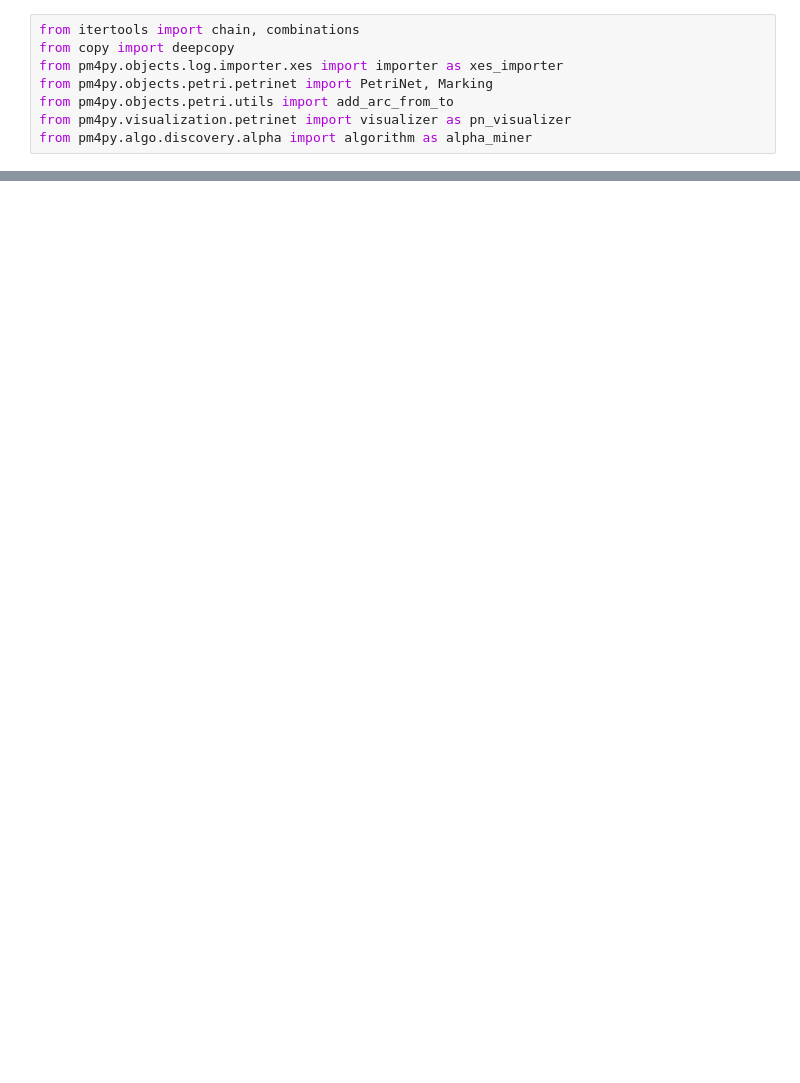
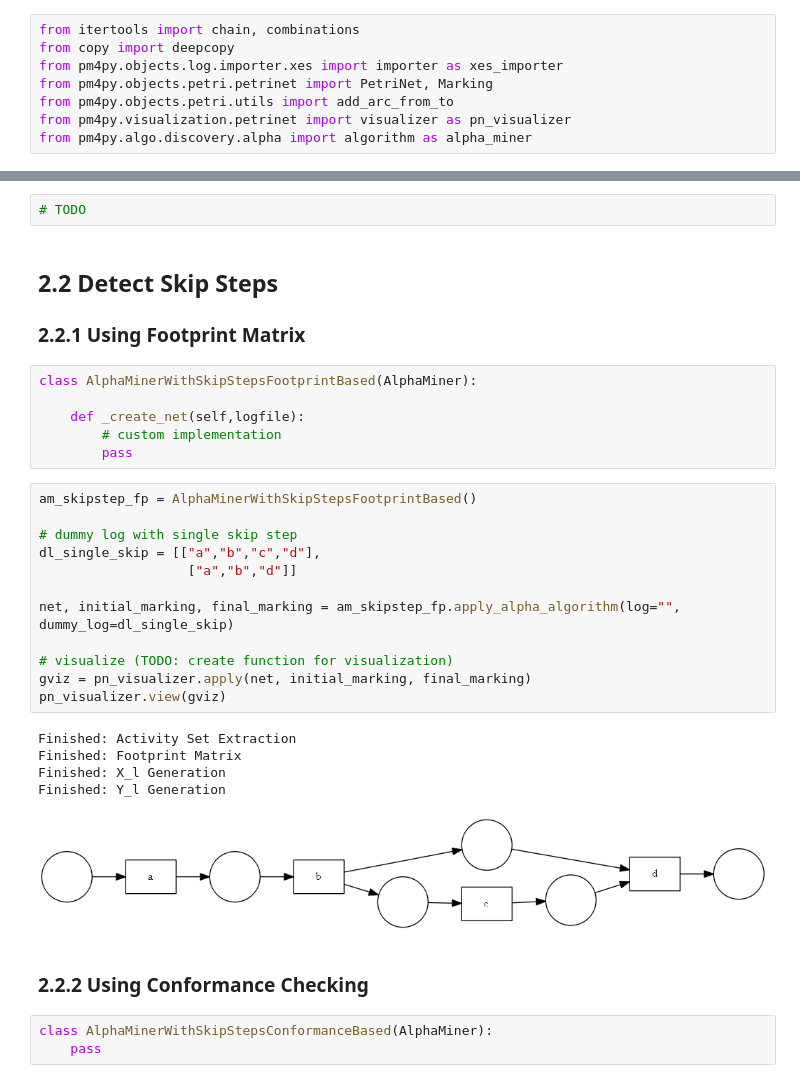
Before and after one commit to Janek7/alpha-miner-extension, a Jupyter notebook: AlphaMiner.ipynb, the cells around one changed output, grey strips where cells are left out. Cells and saved outputs as stored; diff of their text form; blank space fills up the shorter version.

```diff
--- a/AlphaMiner.ipynb
+++ b/AlphaMiner.ipynb
@@ -274,0 +280,34 @@ pn_visualizer.view(gviz1)
+# %%
+# TODO
+# %% [markdown]
+## 2.2 Detect Skip Steps
+### 2.2.1 Using Footprint Matrix
+# %%
+class AlphaMinerWithSkipStepsFootprintBased(AlphaMiner):
+
+    def _create_net(self,logfile):
+        # custom implementation
+        pass
+# %%
+am_skipstep_fp = AlphaMinerWithSkipStepsFootprintBased()
+
+# dummy log with single skip step
+dl_single_skip = [["a","b","c","d"],
+                   ["a","b","d"]]
+
+net, initial_marking, final_marking = am_skipstep_fp.apply_alpha_algorithm(log="", dummy_log=dl_single_skip)
+
+# visualize (TODO: create function for visualization)
+gviz = pn_visualizer.apply(net, initial_marking, final_marking)
+pn_visualizer.view(gviz)
+# %% [output]
+Finished: Activity Set Extraction
+Finished: Footprint Matrix
+Finished: X_l Generation
+Finished: Y_l Generation
+[figure, added]
+# %% [markdown]
+### 2.2.2 Using Conformance Checking
+# %%
+class AlphaMinerWithSkipStepsConformanceBased(AlphaMiner):
+    pass
```
Also changed, not shown: parts of 5 cells of this notebook, 1 other file.
